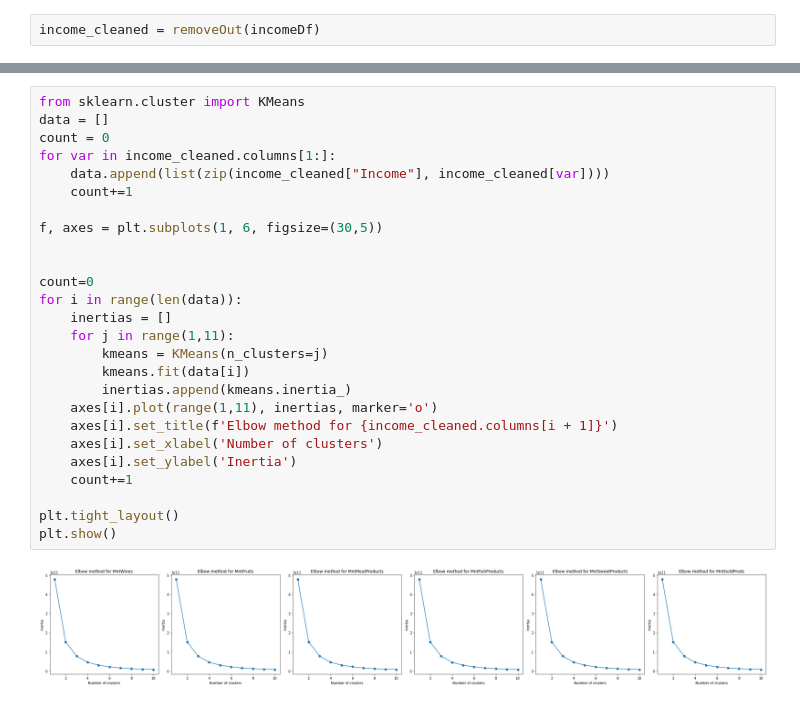
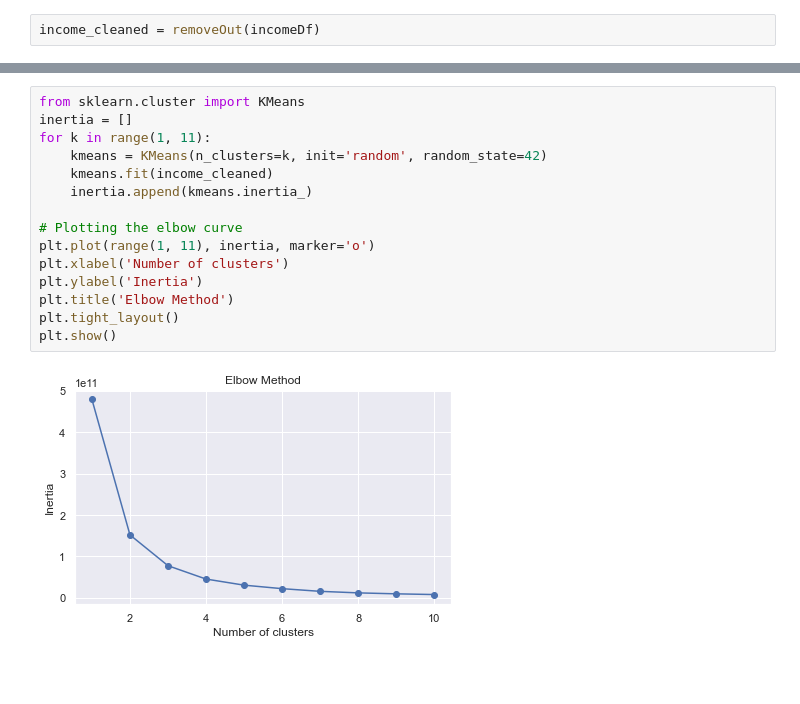
Before and after one commit to dcjh/1015_Mini_Project, a Jupyter notebook: Income_EDA.ipynb, the cells around one changed output, grey strips where cells are left out. Saved outputs shown, nothing was run; the diff lists cells and outputs as text; blank space fills up the shorter version.

```diff
--- a/Income_EDA.ipynb
+++ b/Income_EDA.ipynb
@@ -135,29 +140,18 @@ sb.heatmap(income_cleaned.corr(), vmin = -1, vmax = 1, annot = True, fmt = ".5f"
-# %%
-from sklearn.cluster import KMeans
-data = []
-count = 0
-for var in income_cleaned.columns[1:]:
-    data.append(list(zip(income_cleaned["Income"], income_cleaned[var])))
-    count+=1
-
-f, axes = plt.subplots(1, 6, figsize=(30,5))
-
-
-count=0
-for i in range(len(data)):
-    inertias = []
-    for j in range(1,11):
-        kmeans = KMeans(n_clusters=j)
-        kmeans.fit(data[i])
-        inertias.append(kmeans.inertia_)
-    axes[i].plot(range(1,11), inertias, marker='o')
-    axes[i].set_title(f'Elbow method for {income_cleaned.columns[i + 1]}')
-    axes[i].set_xlabel('Number of clusters')
-    axes[i].set_ylabel('Inertia')
-    count+=1
-
-plt.tight_layout()
-plt.show()
-# %% [output]
-[figure, removed]
+# %%
+from sklearn.cluster import KMeans
+inertia = []
+for k in range(1, 11):
+    kmeans = KMeans(n_clusters=k, init='random', random_state=42)
+    kmeans.fit(income_cleaned)
+    inertia.append(kmeans.inertia_)
+
+# Plotting the elbow curve
+plt.plot(range(1, 11), inertia, marker='o')
+plt.xlabel('Number of clusters')
+plt.ylabel('Inertia')
+plt.title('Elbow Method')
+plt.tight_layout()
+plt.show()
+# %% [output]
+[figure, added]
 # %%
```
Also changed, not shown: parts of 7 cells of this notebook, 1 other file.
